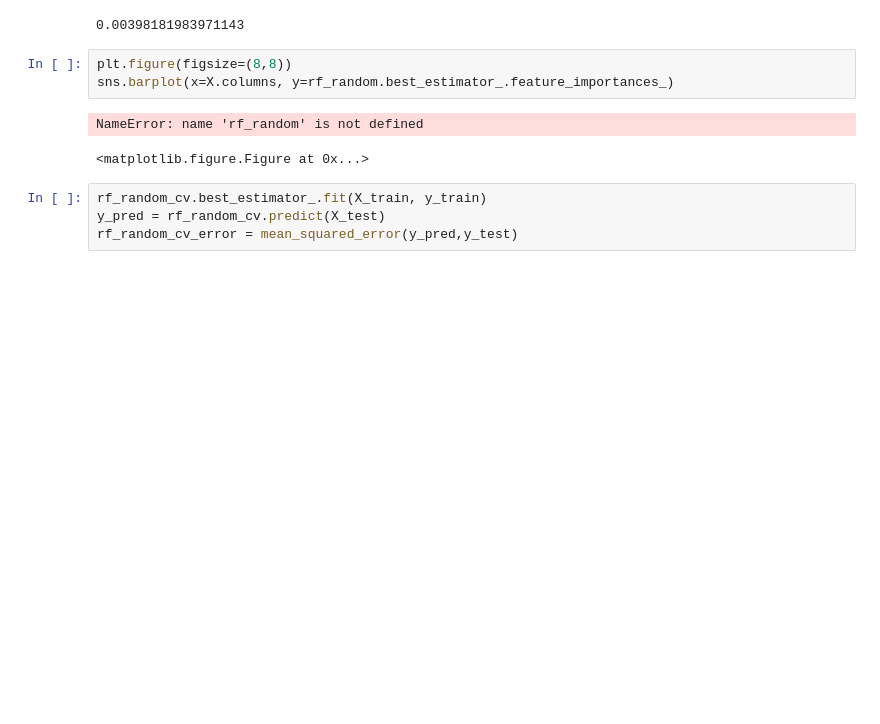
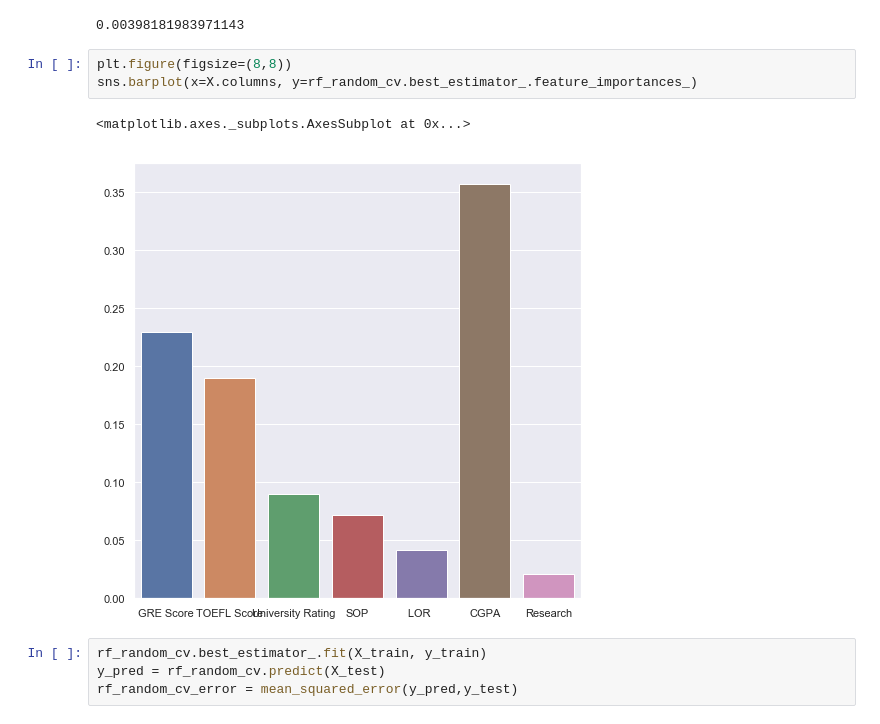
Before and after one commit to alexandruparaschiv/Kaggle-datasets, a Jupyter notebook: Graduate_Admissions/graduate_admissions.ipynb, the cells around one changed output. Saved outputs shown, nothing was run; the diff lists cells and outputs as text; blank space fills up the shorter version.

Commit message:
fixed features importance

```diff
--- a/Graduate_Admissions/graduate_admissions.ipynb
+++ b/Graduate_Admissions/graduate_admissions.ipynb
@@ -300,10 +300,10 @@ print(rf_random_cv_error)
 0.00398181983971143
 # %%
 plt.figure(figsize=(8,8))
-sns.barplot(x=X.columns, y=rf_random.best_estimator_.feature_importances_)
+sns.barplot(x=X.columns, y=rf_random_cv.best_estimator_.feature_importances_)
 # %% [output]
-NameError: name 'rf_random' is not defined
+<matplotlib.axes._subplots.AxesSubplot at 0x...>
-<matplotlib.figure.Figure at 0x...>
+[figure, added]
 # %%
 rf_random_cv.best_estimator_.fit(X_train, y_train)
 y_pred = rf_random_cv.predict(X_test)
```
Also changed, not shown: parts of 1 cell of this notebook.
